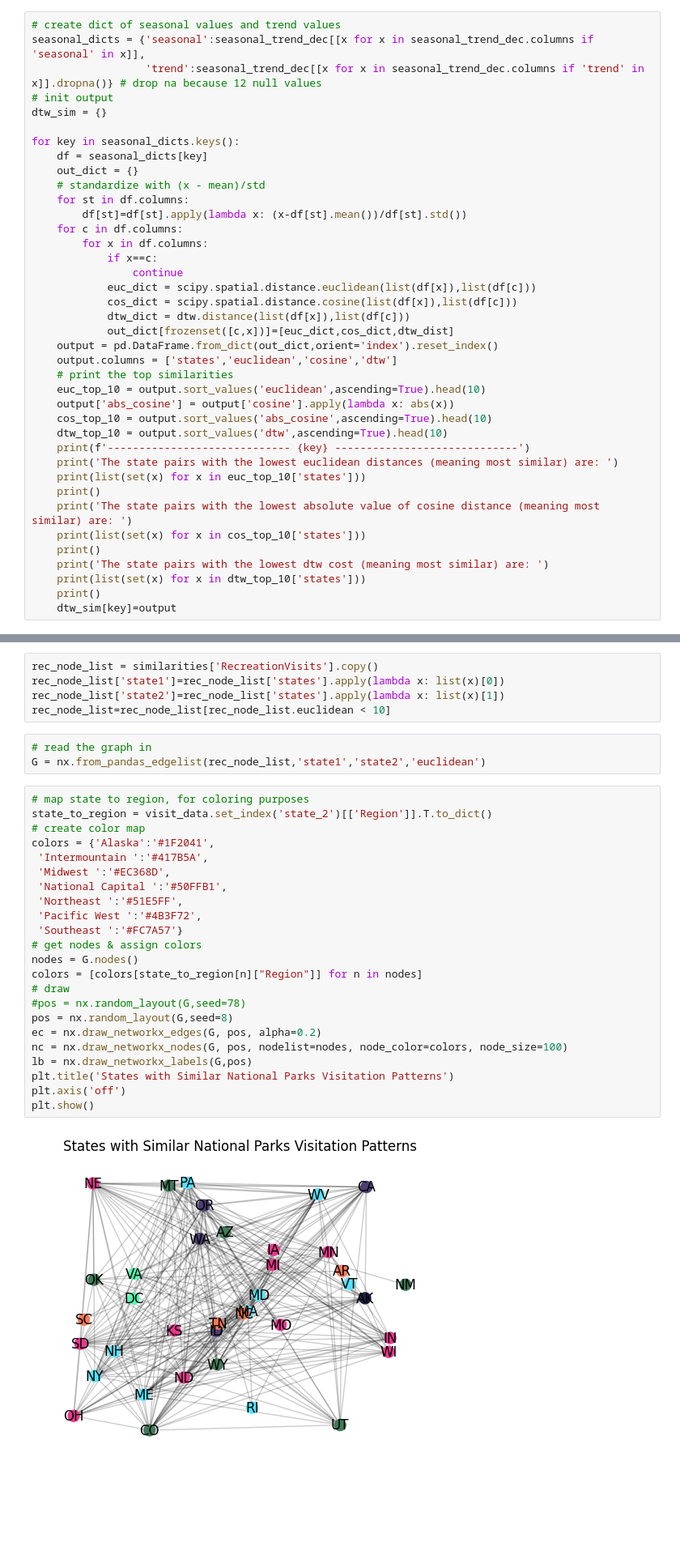
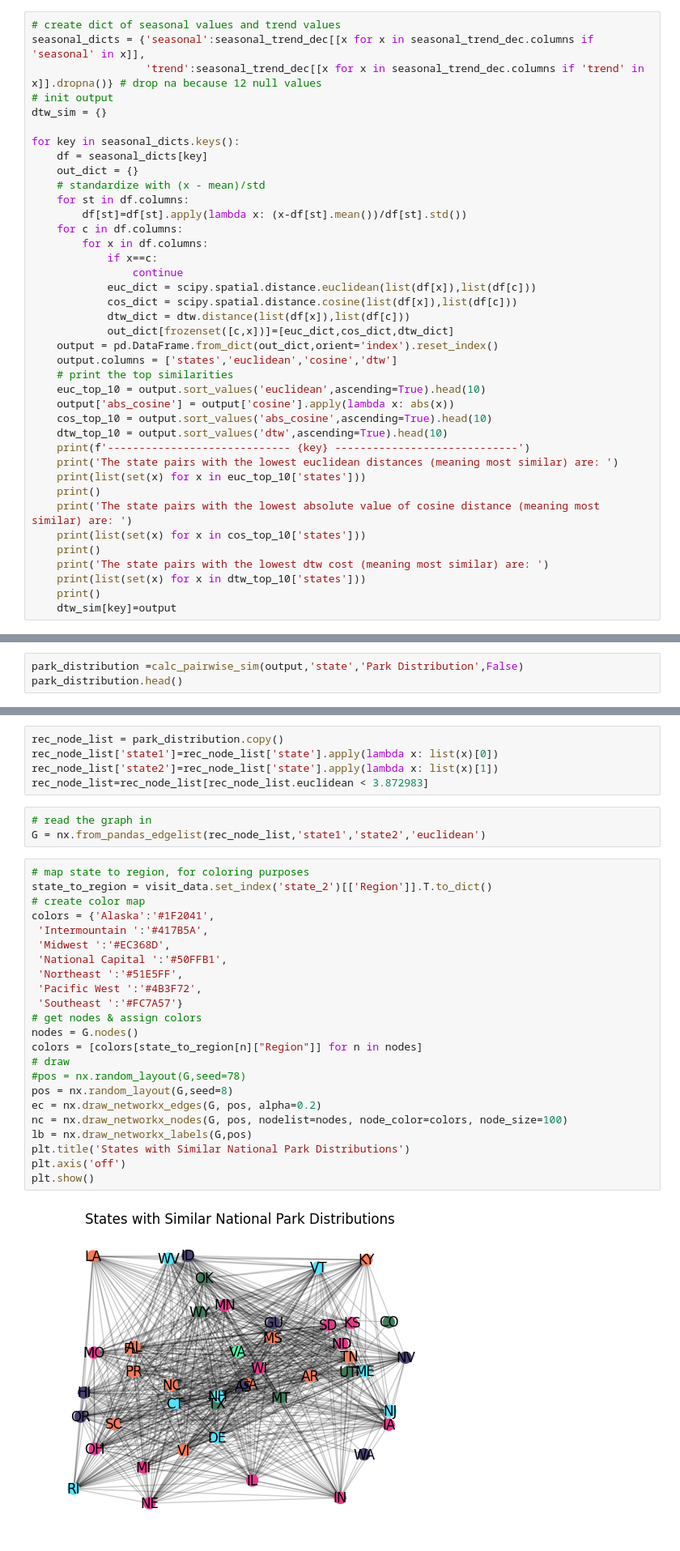
Before and after one commit to scmcqueen/NationalParksDataMining, a Jupyter notebook: state_similarity.ipynb, the cells around one changed output, grey strips where cells are left out. Shown at 81% size. Saved outputs shown, nothing was run; the diff lists cells and outputs as text; blank space fills up the shorter version.

Commit message:
similarity network creation

```diff
--- a/state_similarity.ipynb
+++ b/state_similarity.ipynb
@@ -434,7 +434,7 @@ for key in seasonal_dicts.keys():
             euc_dict = scipy.spatial.distance.euclidean(list(df[x]),list(df[c]))
             cos_dict = scipy.spatial.distance.cosine(list(df[x]),list(df[c]))
             dtw_dict = dtw.distance(list(df[x]),list(df[c]))
-            out_dict[frozenset([c,x])]=[euc_dict,cos_dict,dtw_dist]
+            out_dict[frozenset([c,x])]=[euc_dict,cos_dict,dtw_dict]
     output = pd.DataFrame.from_dict(out_dict,orient='index').reset_index()
     output.columns = ['states','euclidean','cosine','dtw']
     # print the top similarities
@@ -524,0 +541,3 @@ visit_data.groupby(['Region','state_2','ParkType'])[['ParkName']].nunique()
+# %%
+park_distribution =calc_pairwise_sim(output,'state','Park Distribution',False)
+park_distribution.head()
@@ -525,36 +581,36 @@ visit_data.groupby(['Region','state_2','ParkType'])[['ParkName']].nunique()
 # %%
-rec_node_list = similarities['RecreationVisits'].copy()
-rec_node_list['state1']=rec_node_list['states'].apply(lambda x: list(x)[0])
-rec_node_list['state2']=rec_node_list['states'].apply(lambda x: list(x)[1])
-rec_node_list=rec_node_list[rec_node_list.euclidean < 10]
+rec_node_list = park_distribution.copy()
+rec_node_list['state1']=rec_node_list['state'].apply(lambda x: list(x)[0])
+rec_node_list['state2']=rec_node_list['state'].apply(lambda x: list(x)[1])
+rec_node_list=rec_node_list[rec_node_list.euclidean < 3.872983]
 # %%
 # read the graph in
 G = nx.from_pandas_edgelist(rec_node_list,'state1','state2','euclidean')
 # %%
 # map state to region, for coloring purposes
 state_to_region = visit_data.set_index('state_2')[['Region']].T.to_dict()
 # create color map
 colors = {'Alaska':'#1F2041',
  'Intermountain ':'#417B5A',
  'Midwest ':'#EC368D',
  'National Capital ':'#50FFB1',
  'Northeast ':'#51E5FF',
  'Pacific West ':'#4B3F72',
  'Southeast ':'#FC7A57'}
 # get nodes & assign colors
 nodes = G.nodes()
 colors = [colors[state_to_region[n]["Region"]] for n in nodes]
 # draw
 #pos = nx.random_layout(G,seed=78)
 pos = nx.random_layout(G,seed=8)
 ec = nx.draw_networkx_edges(G, pos, alpha=0.2)
 nc = nx.draw_networkx_nodes(G, pos, nodelist=nodes, node_color=colors, node_size=100)
 lb = nx.draw_networkx_labels(G,pos)
-plt.title('States with Similar National Parks Visitation Patterns')
+plt.title('States with Similar National Park Distributions')
 plt.axis('off')
 plt.show()
 # %% [output]
-[figure, old version]
+[figure, new version]
 # %%
 # create dataframe with node info
 node_info = pd.DataFrame.from_dict(dict(nx.degree(G)),orient='index').reset_index()
```
Also changed, not shown: parts of 13 cells of this notebook.
